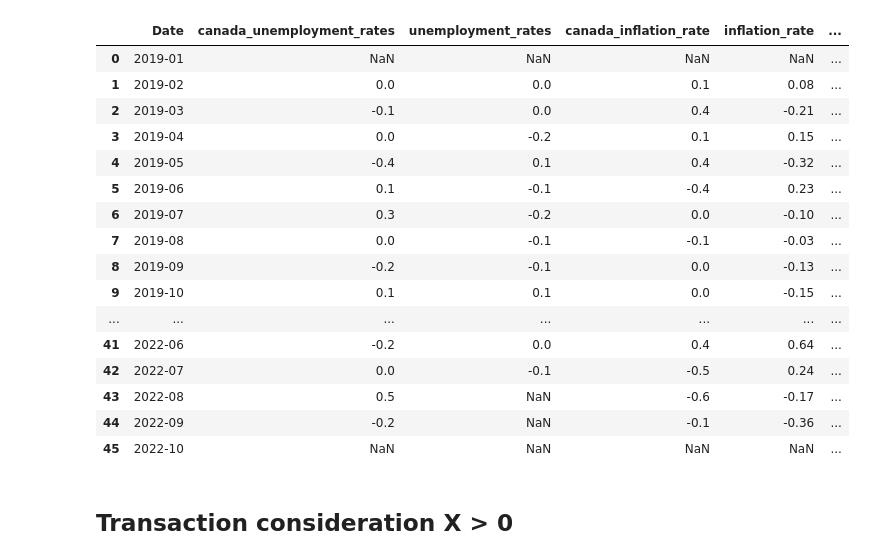
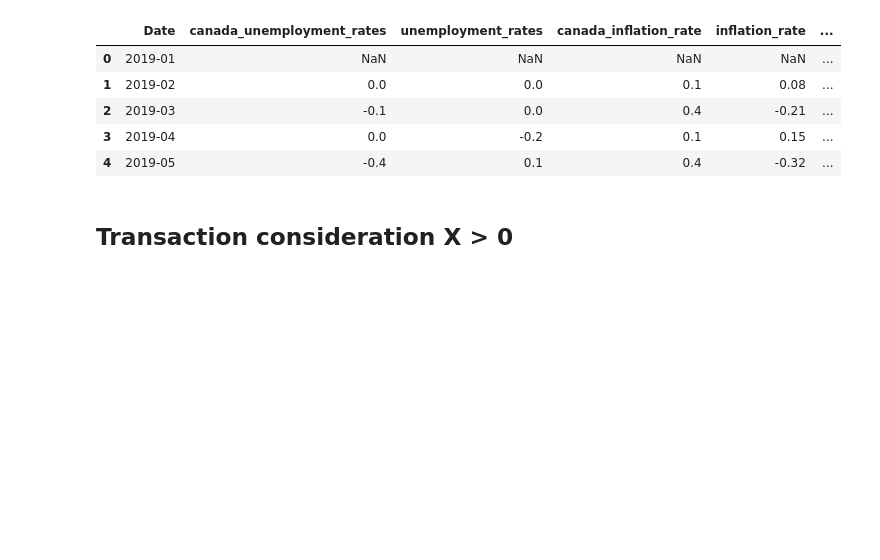
Before and after one commit to Makiato1999/COMP4710-Covid19, a Jupyter notebook: Datasets/Convert_To_Transaction.ipynb, the cells around one changed output. Cells and saved outputs as stored; diff of their text form; code cells hidden in the pictures; blank space fills up the shorter version.

```diff
--- a/Datasets/Convert_To_Transaction.ipynb
+++ b/Datasets/Convert_To_Transaction.ipynb
@@ -34,45 +16,34 @@ def convert_to_diff_dataset(input_csv , output_csv):
     df["unemployment_rates"] = df["unemployment_rates"].diff()
     df["canada_inflation_rate"] = df["canada_inflation_rate"].diff()
     df["inflation_rate"] = df["inflation_rate"].diff()
     df["canada_total_cases"] = df["canada_total_cases"].pct_change()
     df["canada_total_tests"] = df["canada_total_tests"].pct_change()
     df["canada_people_fully_vaccinated"] = df["canada_people_fully_vaccinated"].pct_change()
     df["canada_total_deaths"] = df["canada_total_deaths"].pct_change()
     df["canada_reproduction_rate"] = df["canada_reproduction_rate"].diff()
     df["total_cases"] = df["total_cases"].pct_change()
     df["total_tests"] = df["total_tests"].pct_change()
     df["people_fully_vaccinated"] = df["people_fully_vaccinated"].pct_change()
     df["total_deaths"] = df["total_deaths"].pct_change()
     df["reproduction_rate"] = df["reproduction_rate"].diff()
     df.reset_index(drop=True, inplace=True)
     df.to_csv(output_csv , index=True)
     return(df)
 
 
 France_df = convert_to_diff_dataset("Merged_Datasets(date)/France_Monthly.csv" , "Merged_Datasets(Diff)/France_Monthly_Diff.csv")
 Philippine_df = convert_to_diff_dataset("Merged_Datasets(date)/Philippine_Monthly.csv" , "Merged_Datasets(Diff)/Philippine_Monthly_Diff.csv")
 SouthKorea_df = convert_to_diff_dataset("Merged_Datasets(date)/SouthKorea_Monthly.csv" , "Merged_Datasets(Diff)/SouthKorea_Monthly_Diff.csv")
 China_df = convert_to_diff_dataset("Merged_Datasets(date)/China_Monthly.csv" , "Merged_Datasets(Diff)/China_Monthly_Diff.csv")
 India_df = convert_to_diff_dataset("Merged_Datasets(date)/India_Monthly.csv" , "Merged_Datasets(Diff)/India_Monthly_Diff.csv")
-display(France_df)
+France_df.head()
 # %% [output]
 |  | Date | canada_unemployment_rates | unemployment_rates | canada_inflation_rate | inflation_rate | ... |
 | 0 | 2019-01 | NaN | NaN | NaN | NaN | ... |
 | 1 | 2019-02 | 0.0 | 0.0 | 0.1 | 0.08 | ... |
 | 2 | 2019-03 | -0.1 | 0.0 | 0.4 | -0.21 | ... |
 | 3 | 2019-04 | 0.0 | -0.2 | 0.1 | 0.15 | ... |
 | 4 | 2019-05 | -0.4 | 0.1 | 0.4 | -0.32 | ... |
-| 5 | 2019-06 | 0.1 | -0.1 | -0.4 | 0.23 | ... |
-| 6 | 2019-07 | 0.3 | -0.2 | 0.0 | -0.10 | ... |
-| 7 | 2019-08 | 0.0 | -0.1 | -0.1 | -0.03 | ... |
-| 8 | 2019-09 | -0.2 | -0.1 | 0.0 | -0.13 | ... |
-| 9 | 2019-10 | 0.1 | 0.1 | 0.0 | -0.15 | ... |
-| ... | ... | ... | ... | ... | ... | ... |
-| 41 | 2022-06 | -0.2 | 0.0 | 0.4 | 0.64 | ... |
-| 42 | 2022-07 | 0.0 | -0.1 | -0.5 | 0.24 | ... |
-| 43 | 2022-08 | 0.5 | NaN | -0.6 | -0.17 | ... |
-| 44 | 2022-09 | -0.2 | NaN | -0.1 | -0.36 | ... |
-| 45 | 2022-10 | NaN | NaN | NaN | NaN | ... |
 # %% [markdown]
 ## Transaction consideration X > 0
 # %%
```
Also changed, not shown: parts of 2 cells of this notebook, 23 other files.
